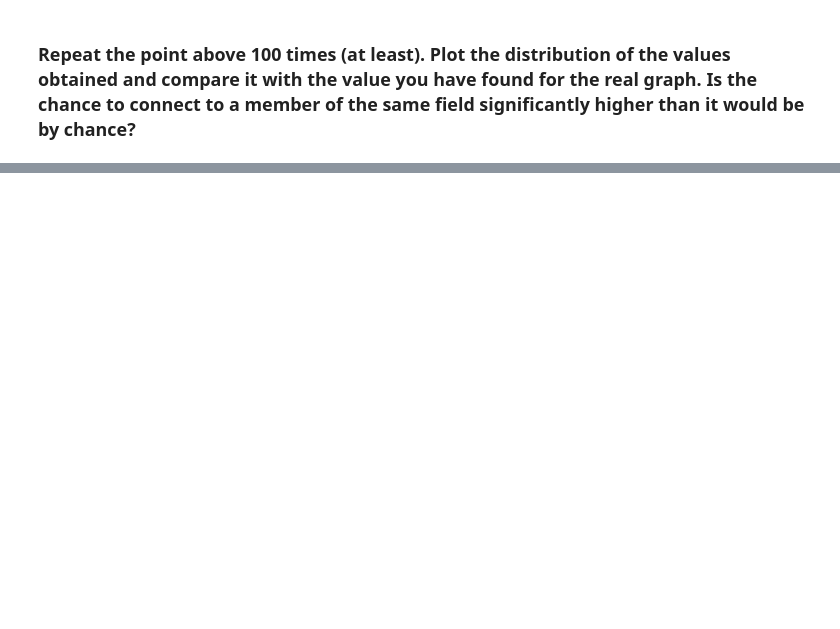
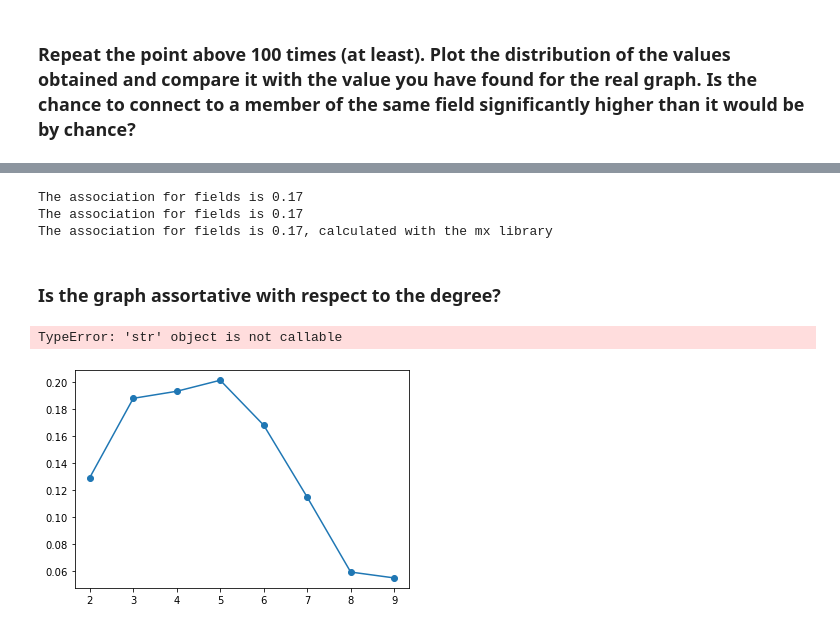
Before and after one commit to davidAlvaBro/comsocsci2023, a Jupyter notebook: Assignment2.ipynb, the cells around one changed output, grey strips where cells are left out. Cells and saved outputs as stored; diff of their text form; code cells hidden in the pictures; blank space fills up the shorter version.

```diff
--- a/Assignment2.ipynb
+++ b/Assignment2.ipynb
@@ -134,0 +194,42 @@ In other words, authors tend to work together with authors of the same field.
+# %%
+# Calculate the association for fields
+calculate_assortiative_coef = lambda E: (np.trace(E) - np.sum(E @ E.T)) / (1 - np.sum(E @ E.T))
+print(f"The association for fields is {calculate_assortiative_coef(mixing_matrix):.2f}")
+print(f"The association for fields is {nx.attribute_assortativity_coefficient(CSS_giant, 'att2'):.2f}, calculated with the mx library")
+# %% [output]
+The association for fields is 0.17
+The association for fields is 0.17
+The association for fields is 0.17, calculated with the mx library
+# %% [markdown]
+### Is the graph assortative with respect to the degree?
+# %%
+# Very similar to the function above, but this calculates the matrix for the degree instead of attribute
+get_i = lambda x, threshold: 1 if x > threshold else 0 # Small function to get the index of the matrix
+
+max_threshold = 10
+assosiations = np.zeros(max_threshold - 2)
+
+for threshold in range(2, max_threshold):
+    # Get dimensions of matrix
+    E = np.zeros((2, 2))
+
+    # Fill the matrix
+    for edge in CSS_giant.edges:
+        # Get the degree of the node at the ends of the edge
+        i = get_i(CSS_giant.degree(edge[0]), threshold)
+        j = get_i(CSS_giant.degree(edge[1]), threshold)
+        E[i, j] += 1
+        E[j, i] += 1
+
+    E = E / (2*CSS_giant.number_of_edges())
+
+    # Store the assosiation
+    assosiations[threshold - 2] = calculate_assortiative_coef(E)
+
+plt.plot(range(2, max_threshold), assosiations, "-o")
+plt.xlabel("Threshold")
+plt.ylabel("Assosiation")
+plt.title("Assosiation for different thresholds")
+# %% [output]
+TypeError: 'str' object is not callable
+[figure, added]
```
Also changed, not shown: parts of 34 cells of this notebook.
